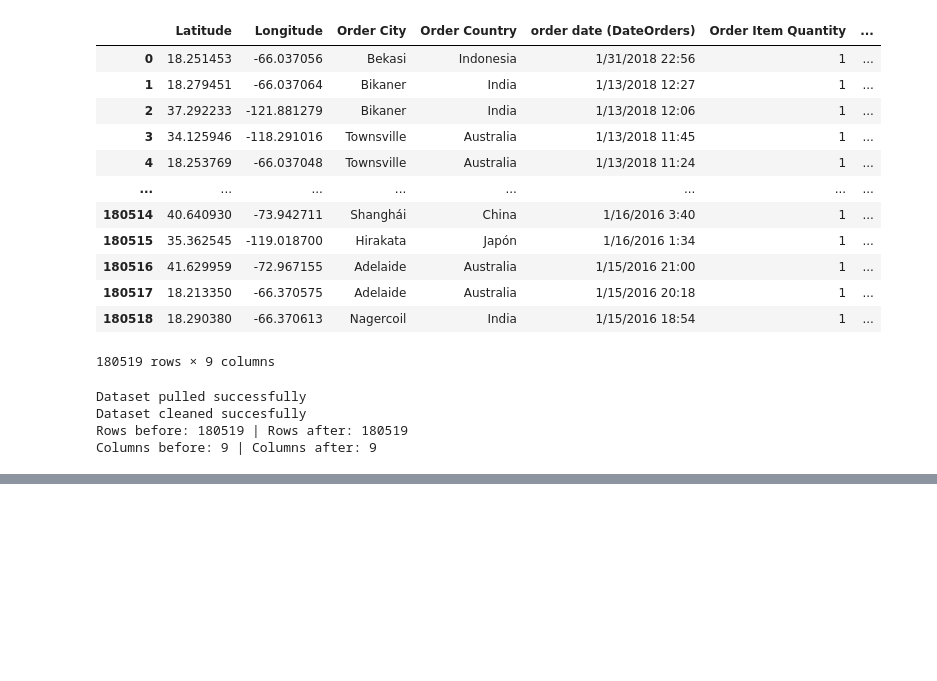
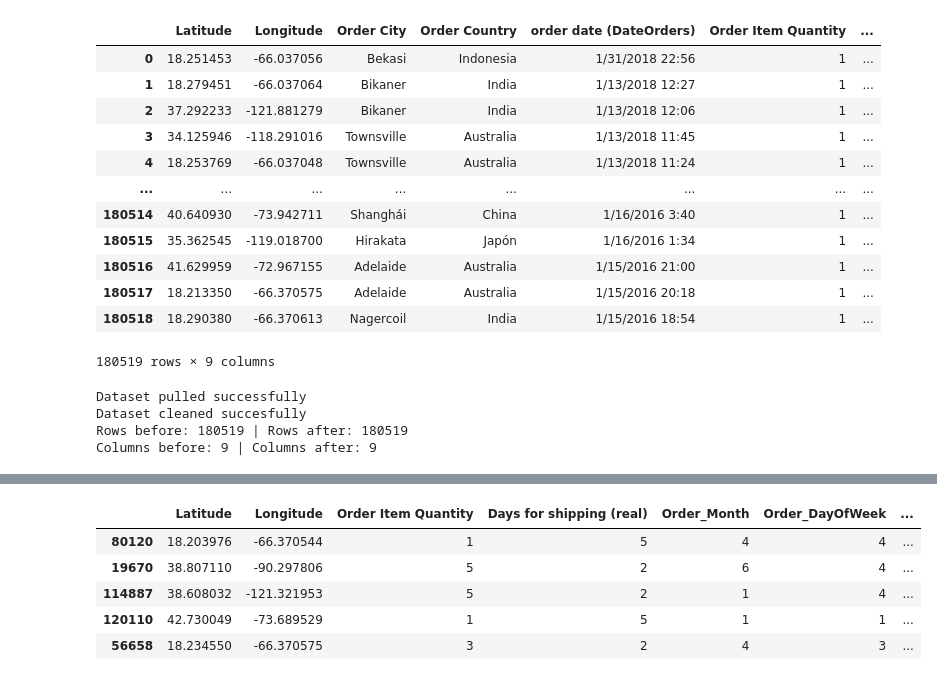
Before and after one commit to JSellinger/44688_80_Capstone, a Jupyter notebook: notebook.ipynb, the cells around one changed output, grey strips where cells are left out. Saved outputs shown, nothing was run; the diff lists cells and outputs as text; code cells hidden in the pictures; blank space fills up the shorter version.

```diff
--- a/notebook.ipynb
+++ b/notebook.ipynb
@@ -293,0 +322,10 @@ test_encoded, _, _ = engineer_categorical_features(
+# %%
+pd.set_option('display.max_columns', None)
+display(test_encoded.head(5))
+# %% [output]
+|  | Latitude | Longitude | Order Item Quantity | Days for shipping (real) | Order_Month | Order_DayOfWeek | ... |
+| 80120 | 18.203976 | -66.370544 | 1 | 5 | 4 | 4 | ... |
+| 19670 | 38.807110 | -90.297806 | 5 | 2 | 6 | 4 | ... |
+| 114887 | 38.608032 | -121.321953 | 5 | 2 | 1 | 4 | ... |
+| 120110 | 42.730049 | -73.689529 | 1 | 5 | 1 | 1 | ... |
+| 56658 | 18.234550 | -66.370575 | 3 | 2 | 4 | 3 | ... |
```
Also changed, not shown: parts of 5 cells of this notebook.
